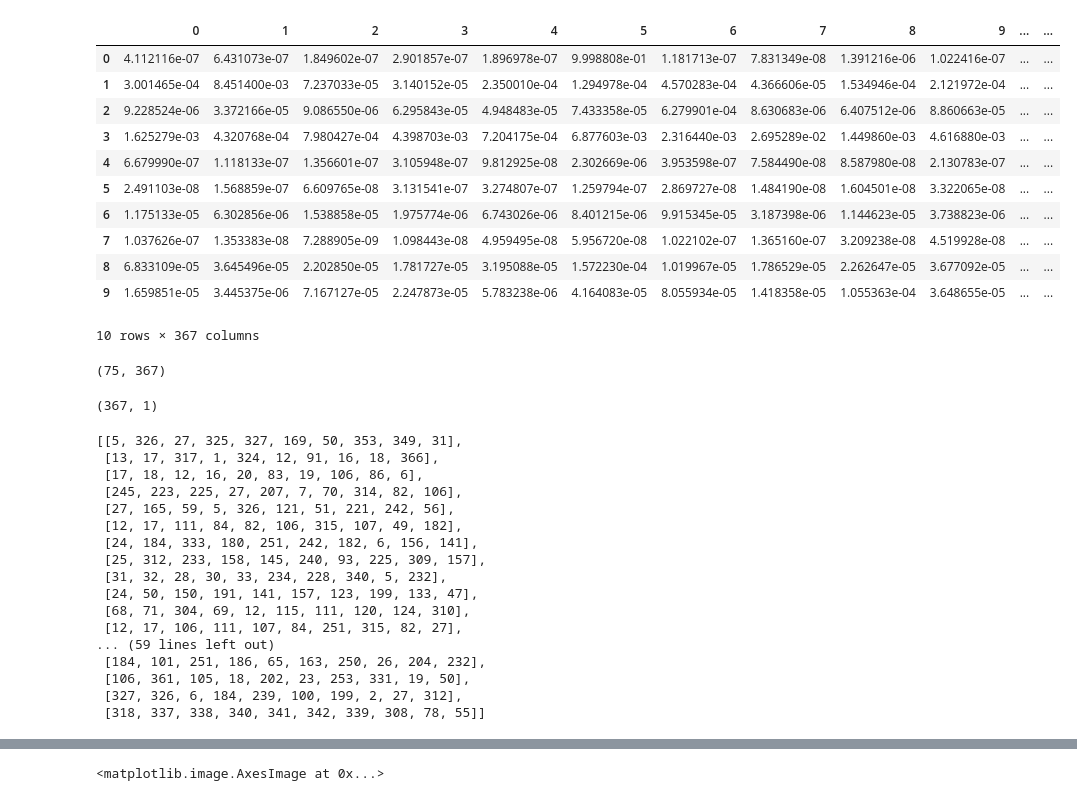
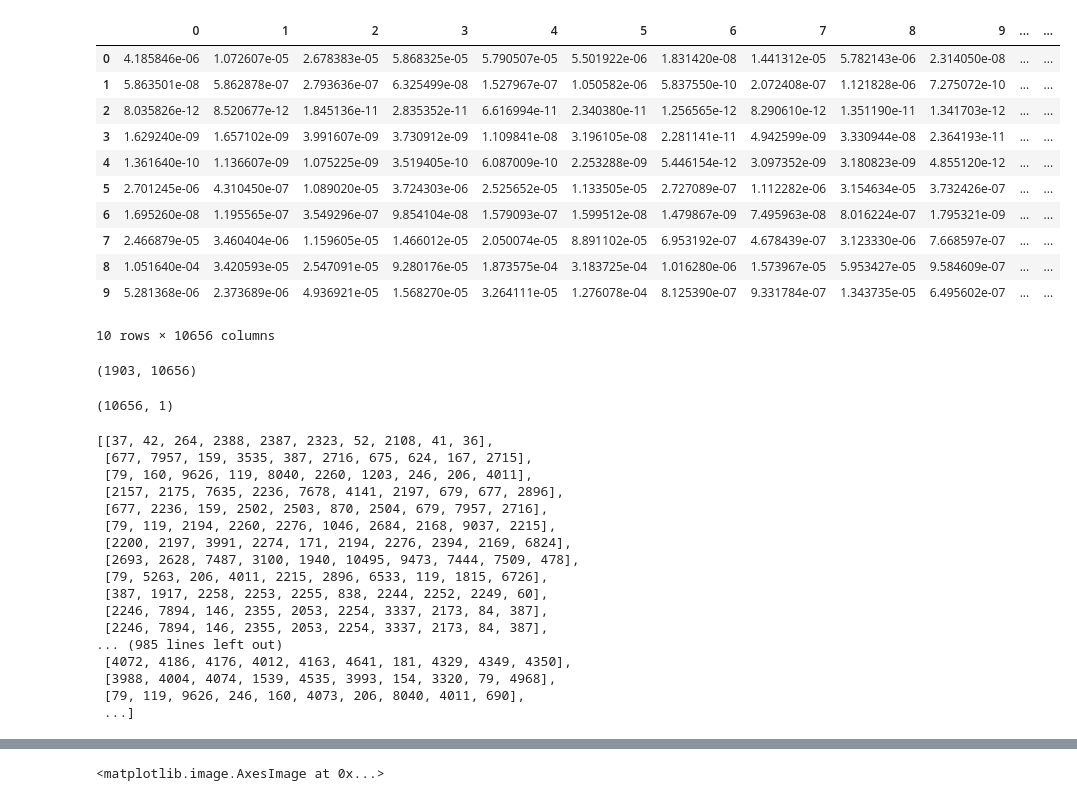
Before and after one commit to dtsbourg/BiFocalE, a Jupyter notebook: notebook/Inspect Predictions - Method Naming.ipynb, the cells around one changed output, grey strips where cells are left out. Cells and saved outputs as stored; diff of their text form; code cells hidden in the pictures.

```diff
--- a/notebook/Inspect Predictions - Method Naming.ipynb
+++ b/notebook/Inspect Predictions - Method Naming.ipynb
@@ -9,32 +9,33 @@ import matplotlib.pyplot as plt
 import networkx as nx
 # %%
 #path = '../../bert-cmp/bert/'
-path = '../sparse/'
+path = '../large-corpus/'
 # %%
-results_df = pd.read_csv(path+'cls_output-methodname-sota/test_results.tsv', header=None, sep='\t')
+results_df = pd.read_csv(path+'cls_output-methodname/test_results.tsv', header=None, sep='\t')
 results_df.head(10)
 # %% [output]
 |  | 0 | 1 | 2 | 3 | 4 | 5 | 6 | 7 | 8 | 9 | ... | ... |
-| 0 | 4.112116e-07 | 6.431073e-07 | 1.849602e-07 | 2.901857e-07 | 1.896978e-07 | 9.998808e-01 | 1.181713e-07 | 7.831349e-08 | 1.391216e-06 | 1.022416e-07 | ... | ... |
-| 1 | 3.001465e-04 | 8.451400e-03 | 7.237033e-05 | 3.140152e-05 | 2.350010e-04 | 1.294978e-04 | 4.570283e-04 | 4.366606e-05 | 1.534946e-04 | 2.121972e-04 | ... | ... |
-| 2 | 9.228524e-06 | 3.372166e-05 | 9.086550e-06 | 6.295843e-05 | 4.948483e-05 | 7.433358e-05 | 6.279901e-04 | 8.630683e-06 | 6.407512e-06 | 8.860663e-05 | ... | ... |
-| 3 | 1.625279e-03 | 4.320768e-04 | 7.980427e-04 | 4.398703e-03 | 7.204175e-04 | 6.877603e-03 | 2.316440e-03 | 2.695289e-02 | 1.449860e-03 | 4.616880e-03 | ... | ... |
-| 4 | 6.679990e-07 | 1.118133e-07 | 1.356601e-07 | 3.105948e-07 | 9.812925e-08 | 2.302669e-06 | 3.953598e-07 | 7.584490e-08 | 8.587980e-08 | 2.130783e-07 | ... | ... |
-| 5 | 2.491103e-08 | 1.568859e-07 | 6.609765e-08 | 3.131541e-07 | 3.274807e-07 | 1.259794e-07 | 2.869727e-08 | 1.484190e-08 | 1.604501e-08 | 3.322065e-08 | ... | ... |
-| 6 | 1.175133e-05 | 6.302856e-06 | 1.538858e-05 | 1.975774e-06 | 6.743026e-06 | 8.401215e-06 | 9.915345e-05 | 3.187398e-06 | 1.144623e-05 | 3.738823e-06 | ... | ... |
-| 7 | 1.037626e-07 | 1.353383e-08 | 7.288905e-09 | 1.098443e-08 | 4.959495e-08 | 5.956720e-08 | 1.022102e-07 | 1.365160e-07 | 3.209238e-08 | 4.519928e-08 | ... | ... |
-| 8 | 6.833109e-05 | 3.645496e-05 | 2.202850e-05 | 1.781727e-05 | 3.195088e-05 | 1.572230e-04 | 1.019967e-05 | 1.786529e-05 | 2.262647e-05 | 3.677092e-05 | ... | ... |
-| 9 | 1.659851e-05 | 3.445375e-06 | 7.167127e-05 | 2.247873e-05 | 5.783238e-06 | 4.164083e-05 | 8.055934e-05 | 1.418358e-05 | 1.055363e-04 | 3.648655e-05 | ... | ... |
+| 0 | 4.185846e-06 | 1.072607e-05 | 2.678383e-05 | 5.868325e-05 | 5.790507e-05 | 5.501922e-06 | 1.831420e-08 | 1.441312e-05 | 5.782143e-06 | 2.314050e-08 | ... | ... |
+| 1 | 5.863501e-08 | 5.862878e-07 | 2.793636e-07 | 6.325499e-08 | 1.527967e-07 | 1.050582e-06 | 5.837550e-10 | 2.072408e-07 | 1.121828e-06 | 7.275072e-10 | ... | ... |
+| 2 | 8.035826e-12 | 8.520677e-12 | 1.845136e-11 | 2.835352e-11 | 6.616994e-11 | 2.340380e-11 | 1.256565e-12 | 8.290610e-12 | 1.351190e-11 | 1.341703e-12 | ... | ... |
+| 3 | 1.629240e-09 | 1.657102e-09 | 3.991607e-09 | 3.730912e-09 | 1.109841e-08 | 3.196105e-08 | 2.281141e-11 | 4.942599e-09 | 3.330944e-08 | 2.364193e-11 | ... | ... |
+| 4 | 1.361640e-10 | 1.136607e-09 | 1.075225e-09 | 3.519405e-10 | 6.087009e-10 | 2.253288e-09 | 5.446154e-12 | 3.097352e-09 | 3.180823e-09 | 4.855120e-12 | ... | ... |
+| 5 | 2.701245e-06 | 4.310450e-07 | 1.089020e-05 | 3.724303e-06 | 2.525652e-05 | 1.133505e-05 | 2.727089e-07 | 1.112282e-06 | 3.154634e-05 | 3.732426e-07 | ... | ... |
+| 6 | 1.695260e-08 | 1.195565e-07 | 3.549296e-07 | 9.854104e-08 | 1.579093e-07 | 1.599512e-08 | 1.479867e-09 | 7.495963e-08 | 8.016224e-07 | 1.795321e-09 | ... | ... |
+| 7 | 2.466879e-05 | 3.460404e-06 | 1.159605e-05 | 1.466012e-05 | 2.050074e-05 | 8.891102e-05 | 6.953192e-07 | 4.678439e-07 | 3.123330e-06 | 7.668597e-07 | ... | ... |
+| 8 | 1.051640e-04 | 3.420593e-05 | 2.547091e-05 | 9.280176e-05 | 1.873575e-04 | 3.183725e-04 | 1.016280e-06 | 1.573967e-05 | 5.953427e-05 | 9.584609e-07 | ... | ... |
+| 9 | 5.281368e-06 | 2.373689e-06 | 4.936921e-05 | 1.568270e-05 | 3.264111e-05 | 1.276078e-04 | 8.125390e-07 | 9.331784e-07 | 1.343735e-05 | 6.495602e-07 | ... | ... |
-10 rows × 367 columns
+10 rows × 10656 columns
 # %%
 results_df.shape
 # %% [output]
-(75, 367)
+(1903, 10656)
 # %%
-vocab_label_df = pd.read_csv(path+'sparse_fname2_vocab-label.txt', header=None)
+#vocab_label_df = pd.read_csv(path+'sparse_fname2_vocab-label.txt', header=None)
+vocab_label_df = pd.read_csv(path+'label_vocab.csv', header=None)
 vocab_label_df.shape
 # %% [output]
-(367, 1)
+(10656, 1)
 # %%
 n=10
 preds = []; probs = []
@@ -45,23 +46,23 @@ for idx, row in results_df.iterrows():
 # %%
 preds
 # %% [output]
-[[5, 326, 27, 325, 327, 169, 50, 353, 349, 31],
- [13, 17, 317, 1, 324, 12, 91, 16, 18, 366],
- [17, 18, 12, 16, 20, 83, 19, 106, 86, 6],
- [245, 223, 225, 27, 207, 7, 70, 314, 82, 106],
- [27, 165, 59, 5, 326, 121, 51, 221, 242, 56],
- [12, 17, 111, 84, 82, 106, 315, 107, 49, 182],
- [24, 184, 333, 180, 251, 242, 182, 6, 156, 141],
- [25, 312, 233, 158, 145, 240, 93, 225, 309, 157],
- [31, 32, 28, 30, 33, 234, 228, 340, 5, 232],
- [24, 50, 150, 191, 141, 157, 123, 199, 133, 47],
- [68, 71, 304, 69, 12, 115, 111, 120, 124, 310],
- [12, 17, 106, 111, 107, 84, 251, 315, 82, 27],
-... (59 lines left out)
- [184, 101, 251, 186, 65, 163, 250, 26, 204, 232],
- [106, 361, 105, 18, 202, 23, 253, 331, 19, 50],
- [327, 326, 6, 184, 239, 100, 199, 2, 27, 312],
- [318, 337, 338, 340, 341, 342, 339, 308, 78, 55]]
+[[37, 42, 264, 2388, 2387, 2323, 52, 2108, 41, 36],
+ [677, 7957, 159, 3535, 387, 2716, 675, 624, 167, 2715],
+ [79, 160, 9626, 119, 8040, 2260, 1203, 246, 206, 4011],
+ [2157, 2175, 7635, 2236, 7678, 4141, 2197, 679, 677, 2896],
+ [677, 2236, 159, 2502, 2503, 870, 2504, 679, 7957, 2716],
+ [79, 119, 2194, 2260, 2276, 1046, 2684, 2168, 9037, 2215],
+ [2200, 2197, 3991, 2274, 171, 2194, 2276, 2394, 2169, 6824],
+ [2693, 2628, 7487, 3100, 1940, 10495, 9473, 7444, 7509, 478],
+ [79, 5263, 206, 4011, 2215, 2896, 6533, 119, 1815, 6726],
+ [387, 1917, 2258, 2253, 2255, 838, 2244, 2252, 2249, 60],
+ [2246, 7894, 146, 2355, 2053, 2254, 3337, 2173, 84, 387],
+ [2246, 7894, 146, 2355, 2053, 2254, 3337, 2173, 84, 387],
+... (985 lines left out)
+ [4072, 4186, 4176, 4012, 4163, 4641, 181, 4329, 4349, 4350],
+ [3988, 4004, 4074, 1539, 4535, 3993, 154, 3320, 79, 4968],
+ [79, 119, 9626, 246, 160, 4073, 206, 8040, 4011, 690],
+ ...]
 # %%
 probs
 # %% [output]
```
Also changed, not shown: parts of 36 cells of this notebook.
